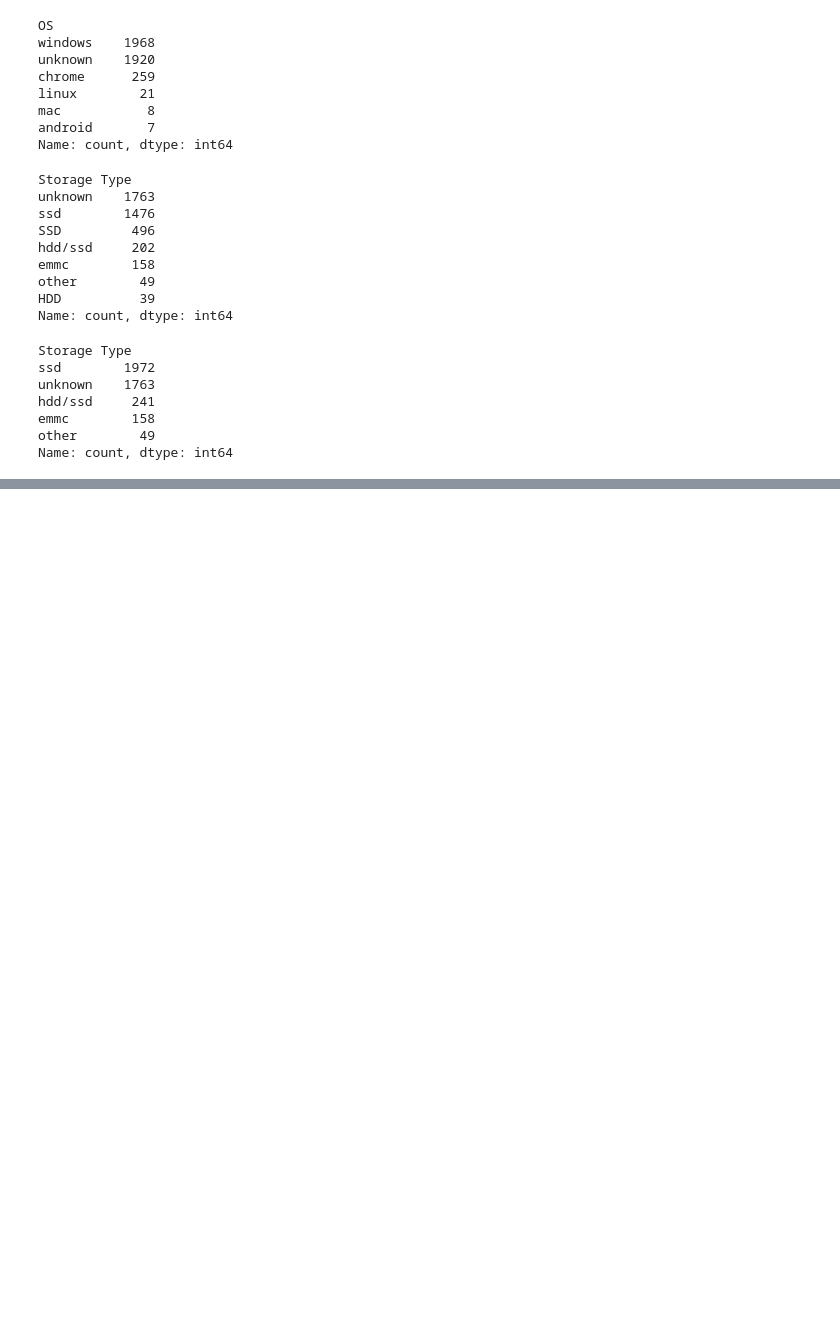
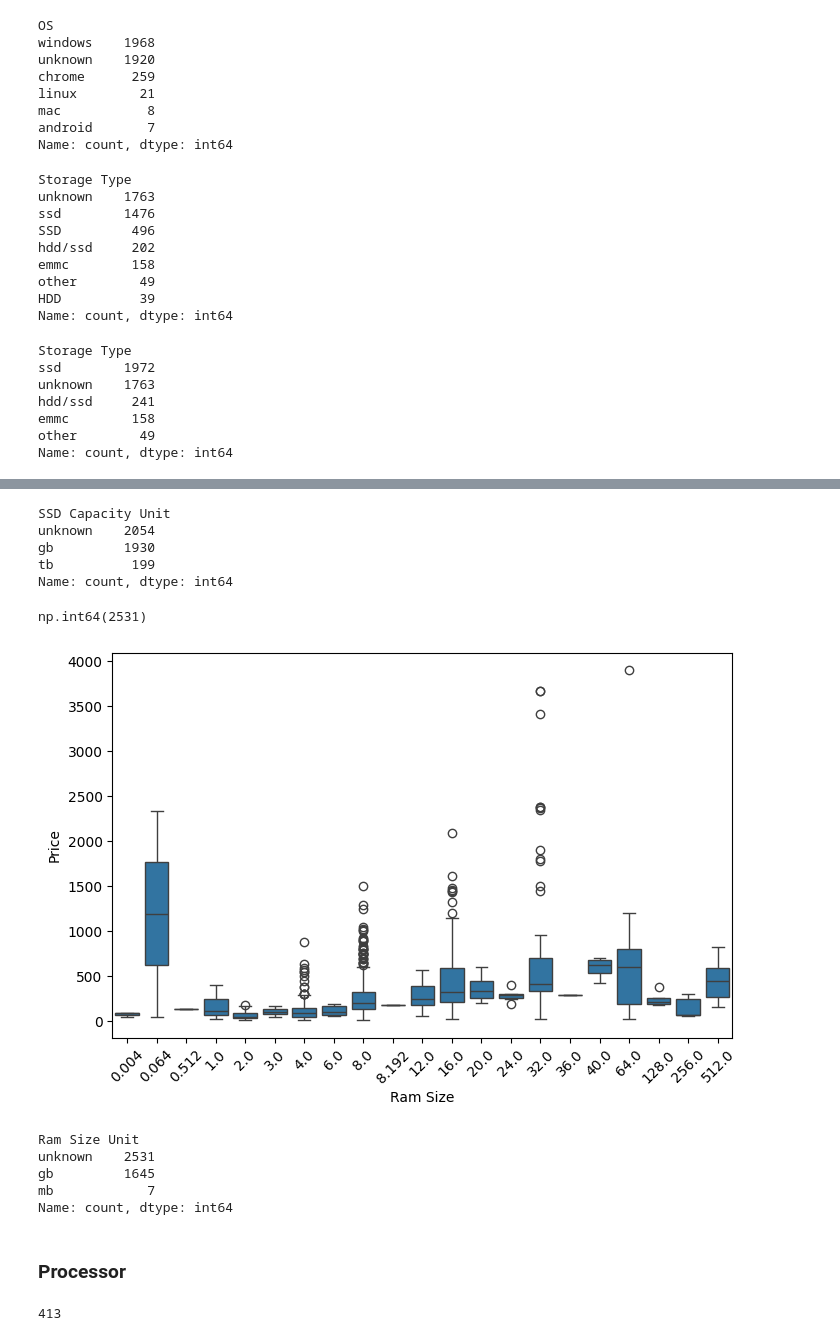
Before and after one commit to vitthalbulbule/laptopPricePrediction, a Jupyter notebook: laptop.ipynb, the cells around one changed output, grey strips where cells are left out. Drawn from its saved outputs; the diff is of its cells as text; code cells hidden in the pictures; blank space fills up the shorter version.

```diff
--- a/laptop.ipynb
+++ b/laptop.ipynb
@@ -545,0 +587,49 @@ df['Storage Type']=df['Storage Type'].str.replace('HDD','hdd/ssd')
+# %%
+df['SSD Capacity Unit'].value_counts()
+# %% [output]
+SSD Capacity Unit
+unknown    2054
+gb         1930
+tb          199
+Name: count, dtype: int64
+# %%
+
+mask = df["SSD Capacity Unit"] == "tb"
+
+df.loc[mask, "SSD Capacity"] = (
+    df.loc[mask, "SSD Capacity"] * 1000
+)
+
+# After conversion, drop the unit column
+df.drop(columns=["SSD Capacity Unit"], inplace=True)
+# %%
+
+
+df['Screen Size (inch)']=df['Screen Size (inch)'].str.replace('+','')
+df['Screen Size (inch)']=df['Screen Size (inch)'].str.replace('(','')
+df['Screen Size (inch)']=df['Screen Size (inch)'].str.replace('14-15','14.5')
+# %%
+df.loc[df['Screen Size (inch)']=='.','Screen Size (inch)']=15.6
+df['Screen Size (inch)']=pd.to_numeric(df['Screen Size (inch)'],errors='coerce')
+# %%
+df['Ram Size'].isnull().sum()
+# %% [output]
+np.int64(2531)
+# %%
+import seaborn as sns
+import matplotlib.pyplot as plt
+
+plt.figure(figsize=(8,5))
+sns.boxplot(x="Ram Size", y="Price", data=df)
+plt.xticks(rotation=45)
+plt.show()
+# %% [output]
+[figure, added]
+# %%
+df['Ram Size Unit'].value_counts()
+# %% [output]
+Ram Size Unit
+unknown    2531
+gb         1645
+mb            7
+Name: count, dtype: int64
@@ -545,0 +646,6 @@ df['Storage Type']=df['Storage Type'].str.replace('HDD','hdd/ssd')
+# %% [markdown]
+### Processor
+# %%
+df['Processor'].nunique()
+# %% [output]
+413
```
Also changed, not shown: parts of 20 cells of this notebook.
